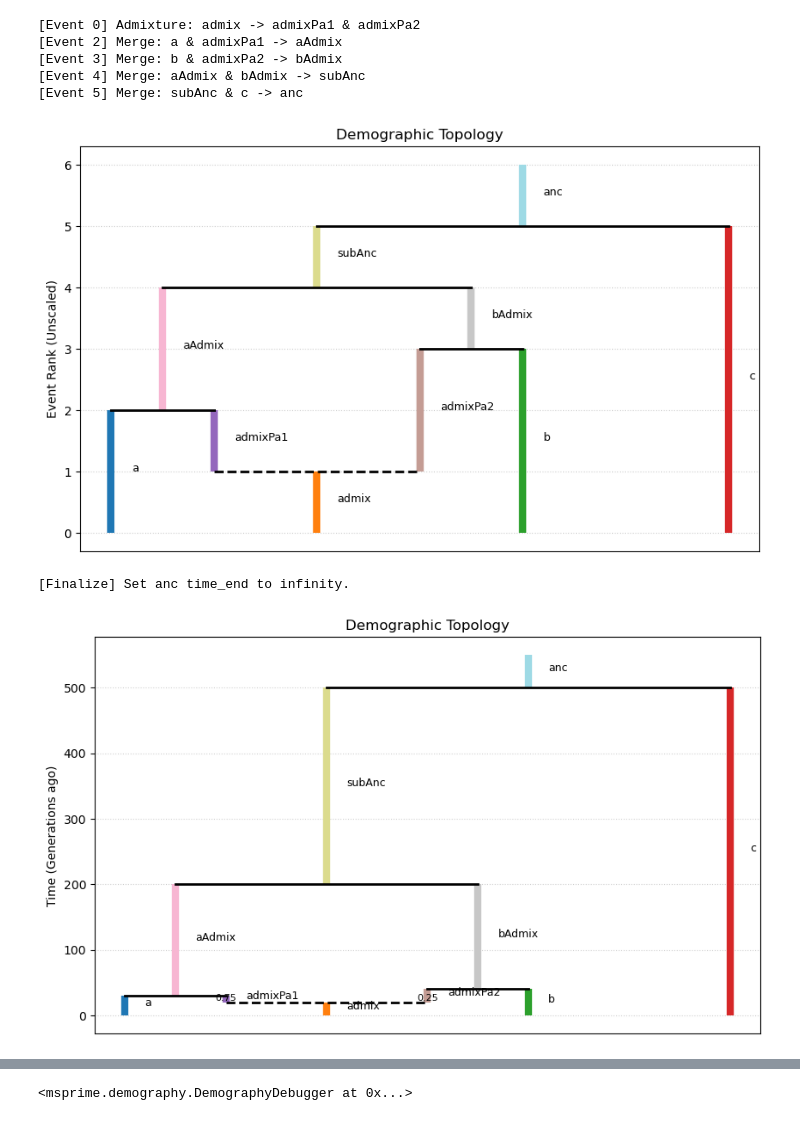
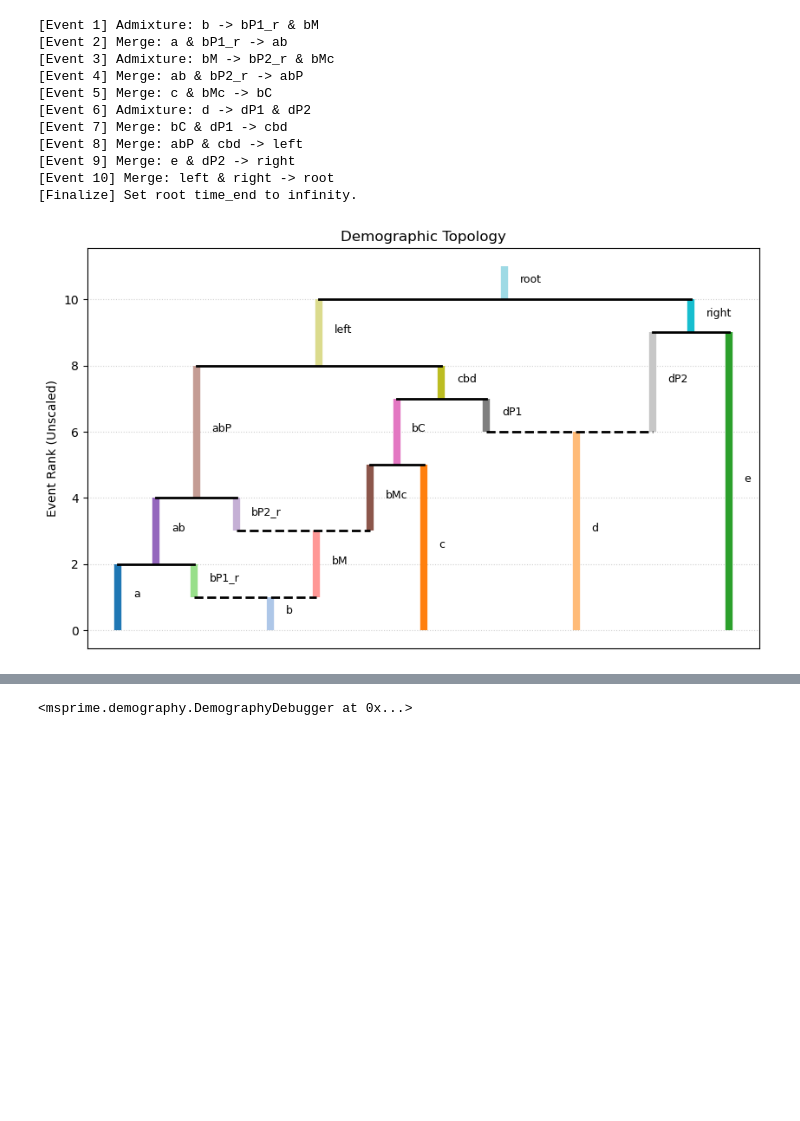
Before and after one commit to QiiiiiC/admix_stan, a Jupyter notebook: new_pipeline/example_usage.ipynb, the cells around one changed output, grey strips where cells are left out. Drawn from its saved outputs; the diff is of its cells as text; code cells hidden in the pictures; blank space fills up the shorter version.

```diff
--- a/new_pipeline/example_usage.ipynb
+++ b/new_pipeline/example_usage.ipynb
@@ -2,49 +2,32 @@
 import msprime
 from demography import DemographicTopology
 import numpy as np
-# %%
-## Defining Topology
-dem = DemographicTopology(['a', 'admix', 'b', 'c'])
-
-dem.add_admixture_event('admix', 'admixPa1', 'admixPa2') # Admixture event: from Admix to Admixpa1 and Admixpa2
-dem.add_merge_event('a', 'admixPa1', 'aAdmix')  # Merge event: from A and Admixpa1 to Aadmix
-dem.add_merge_event('b', 'admixPa2', 'bAdmix')
-dem.add_merge_event('aAdmix', 'bAdmix', 'subAnc')
-dem.add_merge_event('subAnc', 'c', 'anc')
-# %% [output]
-[Event 0] Admixture: admix -> admixPa1 & admixPa2
-[Event 2] Merge: a & admixPa1 -> aAdmix
-[Event 3] Merge: b & admixPa2 -> bAdmix
-[Event 4] Merge: aAdmix & bAdmix -> subAnc
-[Event 5] Merge: subAnc & c -> anc
-# %%
-# Under scale = False, you can plot the graph without knowing the parameters.
-dem.plot_demography(scale = False)
-# %% [output]
-[figure, removed]
-# %%
-# Effective Population Sizes
-dem.set_node_ne('a', 3000)
-dem.set_node_ne('b', 3000)
-dem.set_node_ne('c', 3000)
-dem.set_node_ne('admix', 3000)
-dem.set_node_ne('admixPa1', 3000)
-dem.set_node_ne('admixPa2', 3000)
-dem.set_node_ne('aAdmix', 3000)
-dem.set_node_ne('bAdmix', 3000)
-dem.set_node_ne('subAnc', 3000)
-dem.set_node_ne('anc', 3000)
-
-dem.set_admixture_parameters('admix',20, 0.75, 'admixPa1')
-dem.set_merge_time('aAdmix', 30)
-dem.set_merge_time('bAdmix', 40)
-dem.set_merge_time('subAnc',200)
-dem.set_merge_time('anc', 500)
-dem.finalize_root()
-# %% [output]
-[Finalize] Set anc time_end to infinity.
-# %%
-# This plot is sclaed by true time
-dem.plot_demography(scale = True)
-# %% [output]
-[figure, removed]
+# %%
+d = DemographicTopology(['a', 'b', 'c', 'd', 'e'])
+# Recent: 2 pulses on b
+d.add_admixture_event('b', 'bP1_r', 'bM')      # pulse 1 at T_PULSE_1
+d.add_merge_event('a', 'bP1_r', 'ab')          # a-side pulse-back: T_PULSE_1 + 1
+d.add_admixture_event('bM', 'bP2_r', 'bMc')    # pulse 2 at T_PULSE_2 (bMc = brief c-side intermediate)
+d.add_merge_event('ab', 'bP2_r', 'abP')        # a-side pulse-back: T_PULSE_2 + 1
+d.add_merge_event('c', 'bMc', 'bC')            # c-side pulse-back: T_PULSE_2 + 2 (bC = c-side MRCA)
+# Old admix on d + the rest of the tree
+d.add_admixture_event('d', 'dP1', 'dP2')       # t=700
+d.add_merge_event('bC', 'dP1', 'cbd')          # t=900
+d.add_merge_event('abP', 'cbd', 'left')        # t=1100
+d.add_merge_event('e', 'dP2', 'right')         # t=1200
+d.add_merge_event('left', 'right', 'root')     # t=1500
+d.finalize_root()
+d.plot_demography(scale = False)
+# %% [output]
+[Event 1] Admixture: b -> bP1_r & bM
+[Event 2] Merge: a & bP1_r -> ab
+[Event 3] Admixture: bM -> bP2_r & bMc
+[Event 4] Merge: ab & bP2_r -> abP
+[Event 5] Merge: c & bMc -> bC
+[Event 6] Admixture: d -> dP1 & dP2
+[Event 7] Merge: bC & dP1 -> cbd
+[Event 8] Merge: abP & cbd -> left
+[Event 9] Merge: e & dP2 -> right
+[Event 10] Merge: left & right -> root
+[Finalize] Set root time_end to infinity.
+[figure, added]
```
Also changed, not shown: parts of 2 cells of this notebook, 10 other files.
